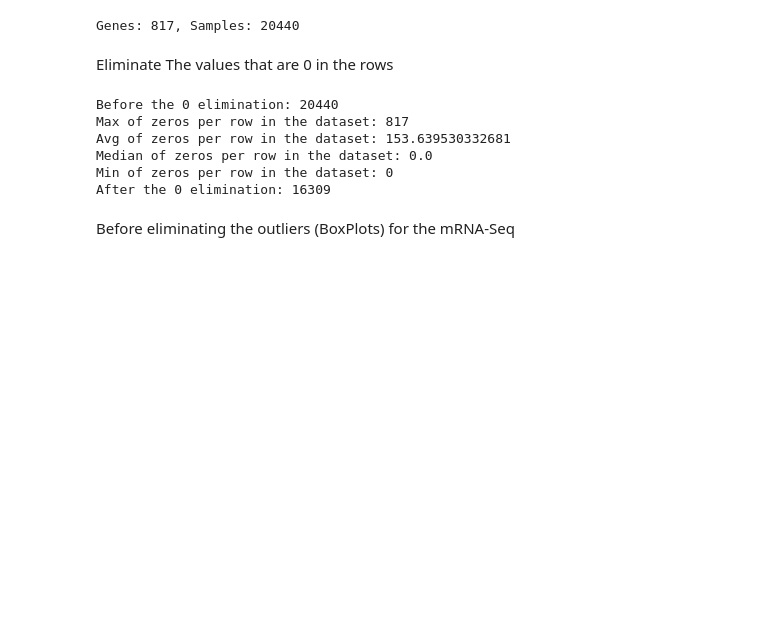
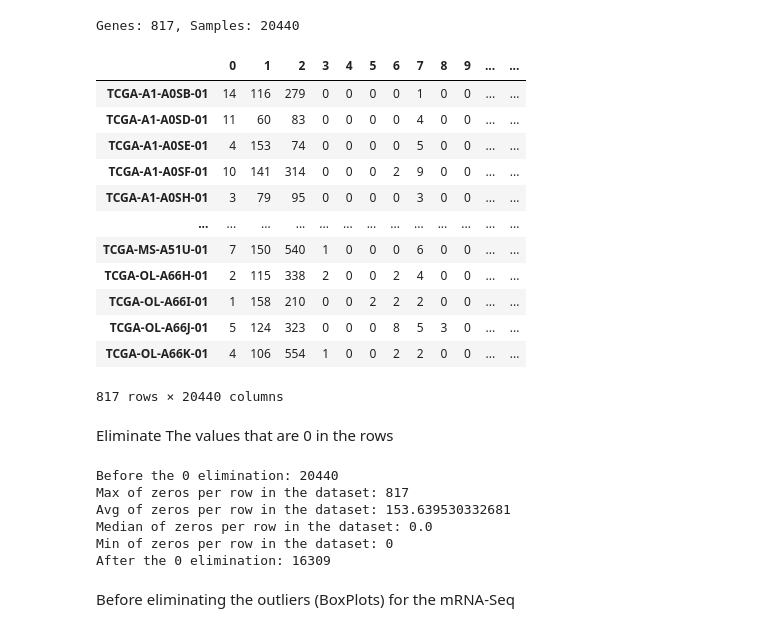
Before and after one commit to Fasmanuel2002/UPSA_Thesis_Research, a Jupyter notebook: research/notebooks/RenSeq.ipynb, the cells around one changed output. Cells and saved outputs as stored; diff of their text form; code cells hidden in the pictures; blank space fills up the shorter version.

Commit message:
Added new visualization for the table

```diff
--- a/research/notebooks/RenSeq.ipynb
+++ b/research/notebooks/RenSeq.ipynb
@@ -63,6 +79,22 @@ df_counts = df_counts.astype(int)
 print(f"Genes: {df_counts.shape[0]}, Samples: {df_counts.shape[1]}")
 # %% [output]
 Genes: 817, Samples: 20440
+# %%
+df_counts
+# %% [output]
+|  | 0 | 1 | 2 | 3 | 4 | 5 | 6 | 7 | 8 | 9 | ... | ... |
+| TCGA-A1-A0SB-01 | 14 | 116 | 279 | 0 | 0 | 0 | 0 | 1 | 0 | 0 | ... | ... |
+| TCGA-A1-A0SD-01 | 11 | 60 | 83 | 0 | 0 | 0 | 0 | 4 | 0 | 0 | ... | ... |
+| TCGA-A1-A0SE-01 | 4 | 153 | 74 | 0 | 0 | 0 | 0 | 5 | 0 | 0 | ... | ... |
+| TCGA-A1-A0SF-01 | 10 | 141 | 314 | 0 | 0 | 0 | 2 | 9 | 0 | 0 | ... | ... |
+| TCGA-A1-A0SH-01 | 3 | 79 | 95 | 0 | 0 | 0 | 0 | 3 | 0 | 0 | ... | ... |
+| ... | ... | ... | ... | ... | ... | ... | ... | ... | ... | ... | ... | ... |
+| TCGA-MS-A51U-01 | 7 | 150 | 540 | 1 | 0 | 0 | 0 | 6 | 0 | 0 | ... | ... |
+| TCGA-OL-A66H-01 | 2 | 115 | 338 | 2 | 0 | 0 | 2 | 4 | 0 | 0 | ... | ... |
+| TCGA-OL-A66I-01 | 1 | 158 | 210 | 0 | 0 | 2 | 2 | 2 | 0 | 0 | ... | ... |
+| TCGA-OL-A66J-01 | 5 | 124 | 323 | 0 | 0 | 0 | 8 | 5 | 3 | 0 | ... | ... |
+| TCGA-OL-A66K-01 | 4 | 106 | 554 | 1 | 0 | 0 | 2 | 2 | 0 | 0 | ... | ... |
+817 rows × 20440 columns
 # %% [markdown]
 Eliminate The values that are 0 in the rows
 # %%
```
Also changed, not shown: parts of 2 cells of this notebook.
